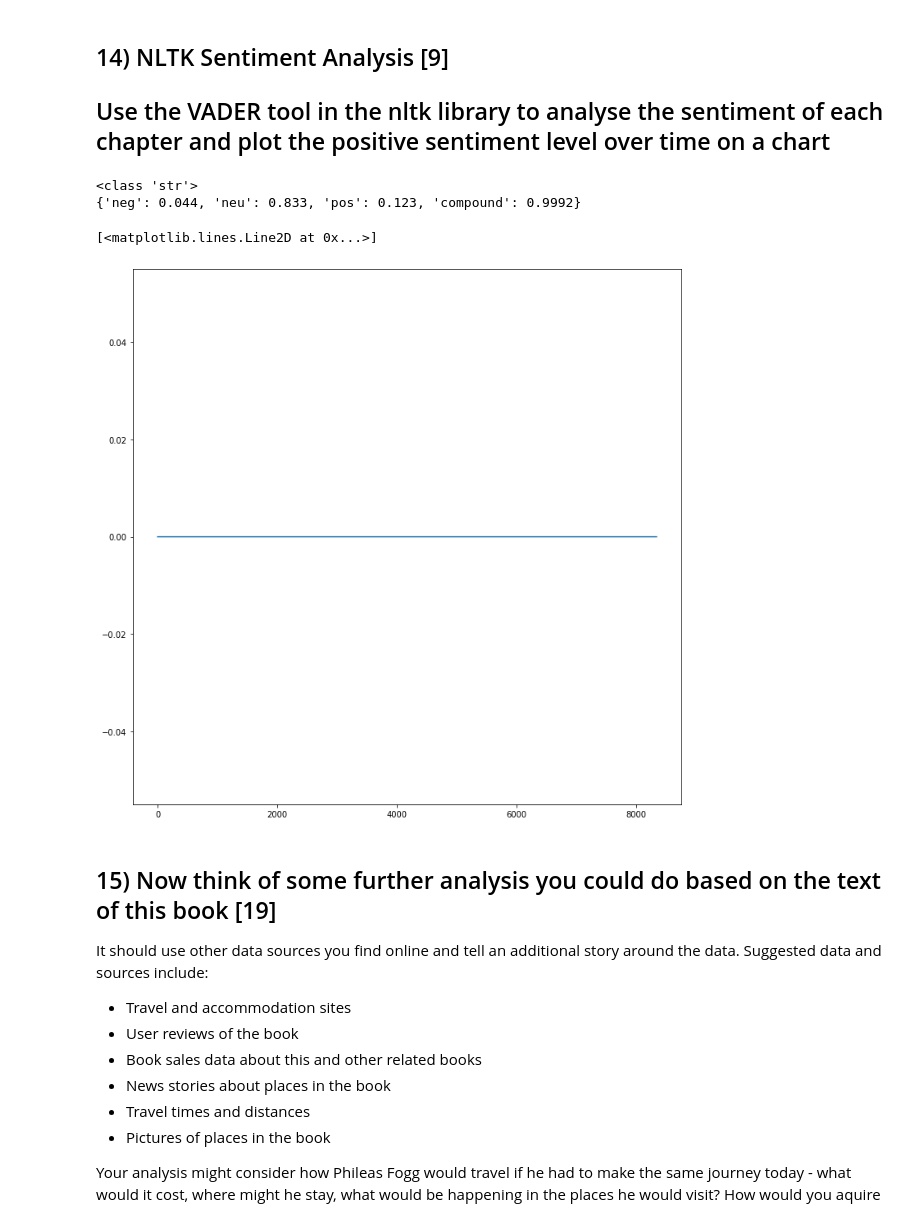
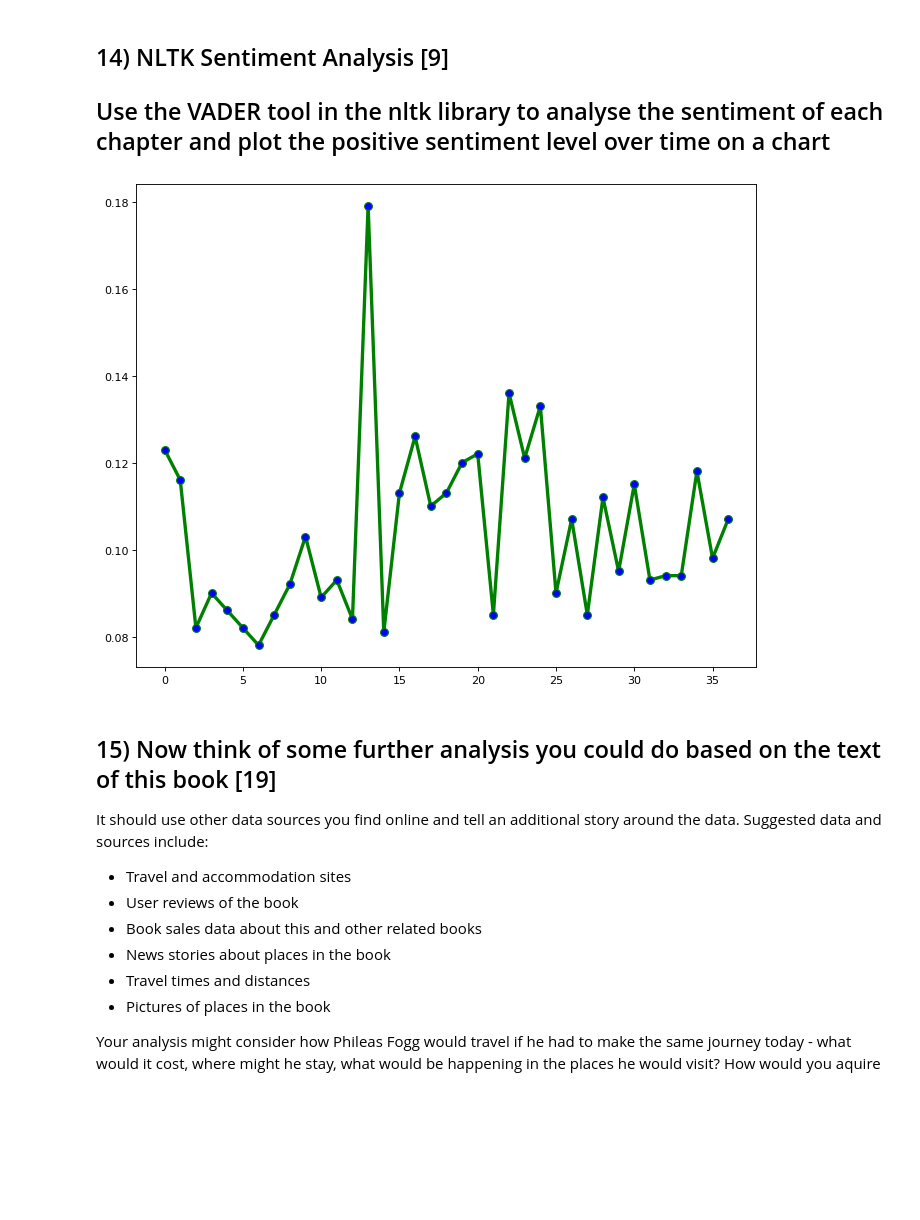
Before and after one commit to matzar/Python, a Jupyter notebook: Assignment/Mateusz Zaremba.ipynb, the cells around one changed output. Cells and saved outputs as stored; diff of their text form; code cells hidden in the pictures; blank space fills up the shorter version.

```diff
--- a/Assignment/Mateusz Zaremba.ipynb
+++ b/Assignment/Mateusz Zaremba.ipynb
@@ -454,28 +454,24 @@ m
 
  ## Use the VADER tool in the nltk library to analyse the sentiment of each chapter and plot the positive sentiment level over time on a chart
 # %%
-import nltk
+# from nltk import book
 from nltk.sentiment.vader import SentimentIntensityAnalyzer
-analyser = SentimentIntensityAnalyzer()
+sia = SentimentIntensityAnalyzer()
-# %%
-# Analyse Chapter I
-chapter_1 = chapters_and_content[0][1]
-print(type(chapter_1))
-# chapter_1_tok = nltk.tokenize.sent_tokenize(chapter_1)
-# print(chapter_1)
-score = analyser.polarity_scores(chapter_1)
-print(score)
-
-# Plot the analysis
-scores = [analyser.polarity_scores(sent)['compound'] for sent in chapter_1]
-fig = plt.figure(figsize=(12,12))
-plt.plot(scores)
-# plt.show()
-# %% [output]
-<class 'str'>
-{'neg': 0.044, 'neu': 0.833, 'pos': 0.123, 'compound': 0.9992}
-[<matplotlib.lines.Line2D at 0x...>]
-[figure, removed]
+# %%
+# increase the size of the plot
+figure(num=None, figsize=(10, 8), dpi=80, facecolor='w', edgecolor='k')
+
+# Get positive sentiment score from all the chapters
+pos_sent_scores = [sia.polarity_scores(i[1])['pos'] for i in chapters_and_content]
+
+# # plotting the points
+plt.plot(list(range(len(pos_sent_scores))), pos_sent_scores, color='green', linestyle='-', linewidth = 3,
+         marker='o', markerfacecolor='blue', markersize=7)
+
+# function to show the plot
+plt.show()
+# %% [output]
+[figure, added]
 # %% [markdown]
  ## 15) Now think of some further analysis you could do based on the text of this book [19]
 
```
Also changed, not shown: parts of 5 cells of this notebook, 1 other file.
